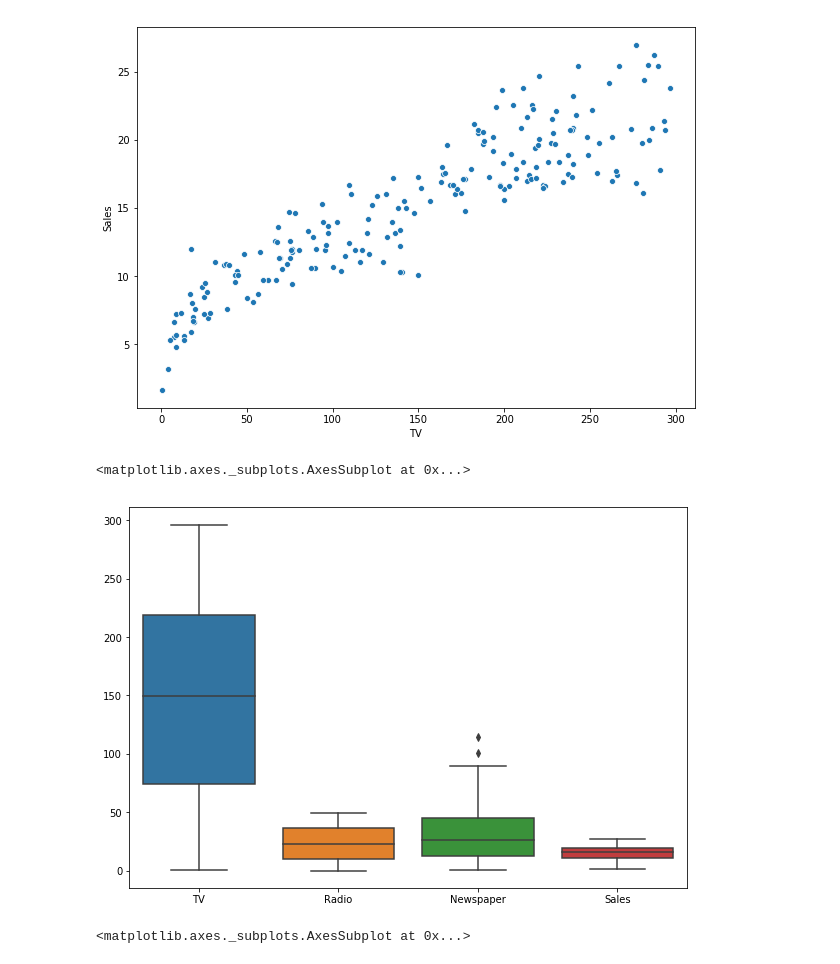
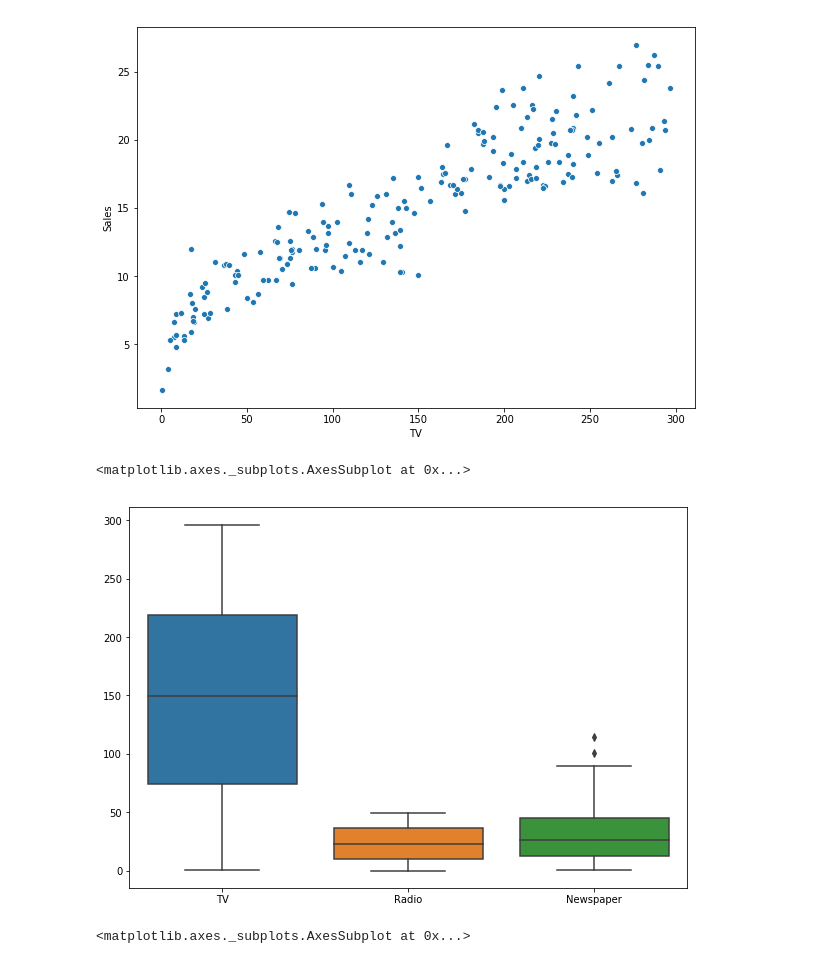
Before and after one commit to Abhishek768/sales_prediction, a Jupyter notebook: sales_prediction.ipynb, the cells around one changed output. Cells and saved outputs as stored; diff of their text form; code cells hidden in the pictures.

Commit message:
some modification in box plot

```diff
--- a/sales_prediction.ipynb
+++ b/sales_prediction.ipynb
@@ -76,8 +76,8 @@ sns.scatterplot(x='TV', y='Sales', data=ad_data)
 [figure]
 # %%
 plt.figure(figsize=(10,7))
-sns.boxplot(data=ad_data)
+sns.boxplot(data=ad_data.drop('Sales', axis=1))
 # %% [output]
 <matplotlib.axes._subplots.AxesSubplot at 0x...>
-[figure, old version]
+[figure, new version]
 # %%
```
Also changed, not shown: parts of 3 cells of this notebook.
